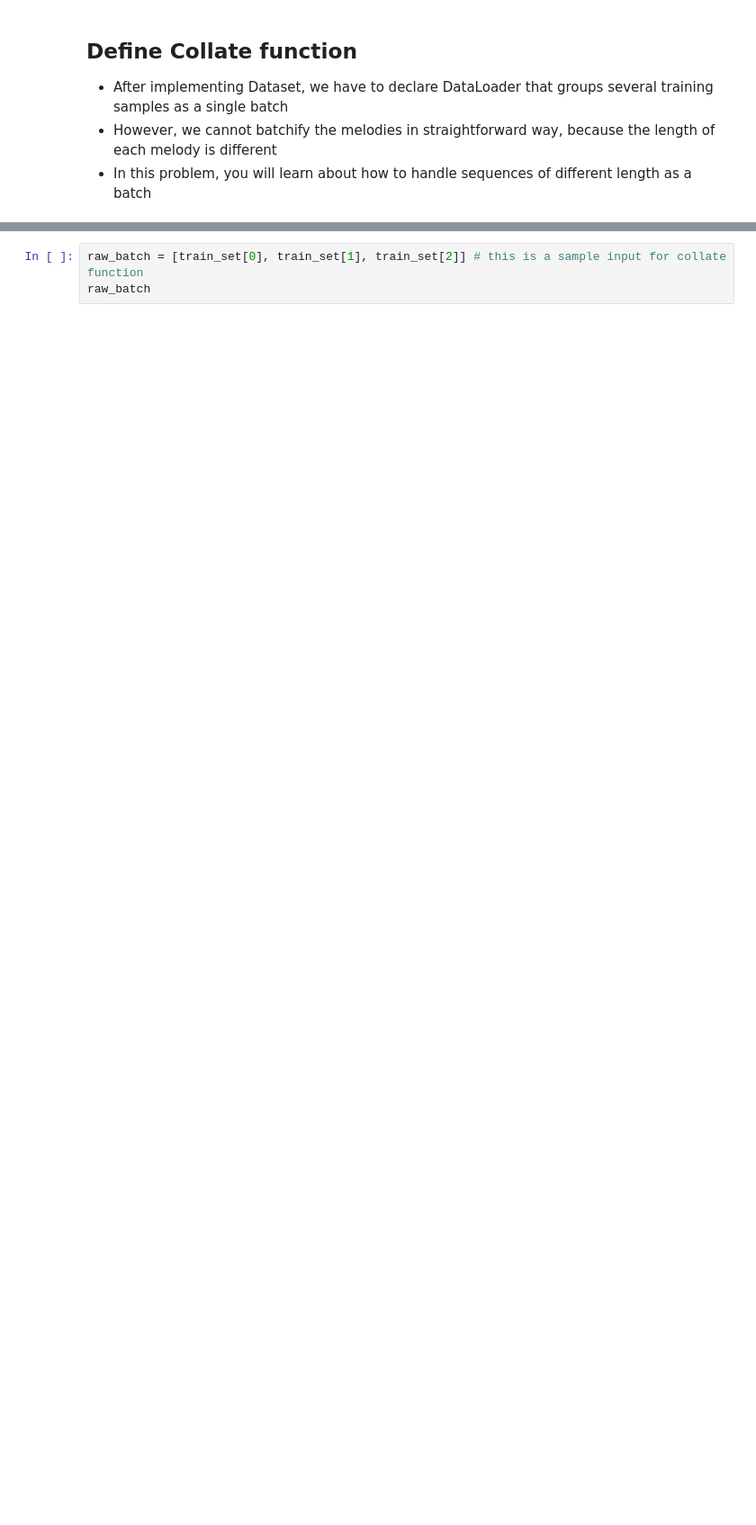
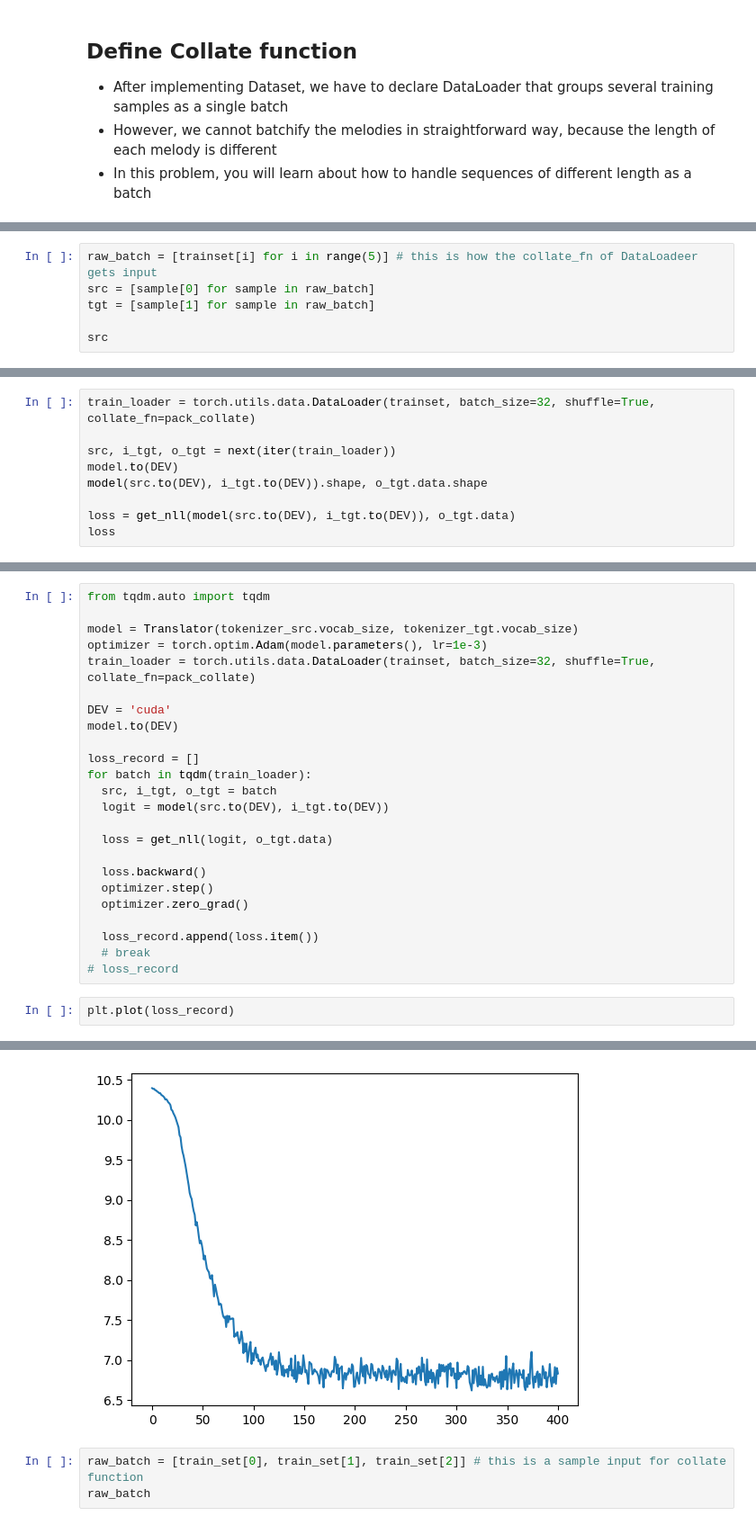
Before and after one commit to jdasam/aat3020-2023, a Jupyter notebook: notebooks/4_Machine_translation.ipynb, the cells around one changed output, grey strips where cells are left out. Shown: that part at 90% size. Cells and saved outputs as stored; diff of their text form; blank space fills up the shorter version.

```diff
--- a/notebooks/4_Machine_translation.ipynb
+++ b/notebooks/4_Machine_translation.ipynb
@@ -331,0 +477,6 @@ batch_by_loader
+# %%
+raw_batch = [trainset[i] for i in range(5)] # this is how the collate_fn of DataLoadeer gets input
+src = [sample[0] for sample in raw_batch]
+tgt = [sample[1] for sample in raw_batch]
+
+src
@@ -331,0 +549,9 @@ batch_by_loader
+# %%
+train_loader = torch.utils.data.DataLoader(trainset, batch_size=32, shuffle=True, collate_fn=pack_collate)
+
+src, i_tgt, o_tgt = next(iter(train_loader))
+model.to(DEV)
+model(src.to(DEV), i_tgt.to(DEV)).shape, o_tgt.data.shape
+
+loss = get_nll(model(src.to(DEV), i_tgt.to(DEV)), o_tgt.data)
+loss
@@ -331,0 +560,27 @@ batch_by_loader
+# %%
+from tqdm.auto import tqdm
+
+model = Translator(tokenizer_src.vocab_size, tokenizer_tgt.vocab_size)
+optimizer = torch.optim.Adam(model.parameters(), lr=1e-3)
+train_loader = torch.utils.data.DataLoader(trainset, batch_size=32, shuffle=True, collate_fn=pack_collate)
+
+DEV = 'cuda'
+model.to(DEV)
+
+loss_record = []
+for batch in tqdm(train_loader):
+  src, i_tgt, o_tgt = batch
+  logit = model(src.to(DEV), i_tgt.to(DEV))
+
+  loss = get_nll(logit, o_tgt.data)
+
+  loss.backward()
+  optimizer.step()
+  optimizer.zero_grad()
+
+  loss_record.append(loss.item())
+  # break
+# loss_record
+# %%
+plt.plot(loss_record)
+# %% [output]
@@ -332,3 +588,4 @@ batch_by_loader
+[figure, added]
 # %%
 raw_batch = [train_set[0], train_set[1], train_set[2]] # this is a sample input for collate function
 raw_batch
```
Also changed, not shown: parts of 43 cells of this notebook.
